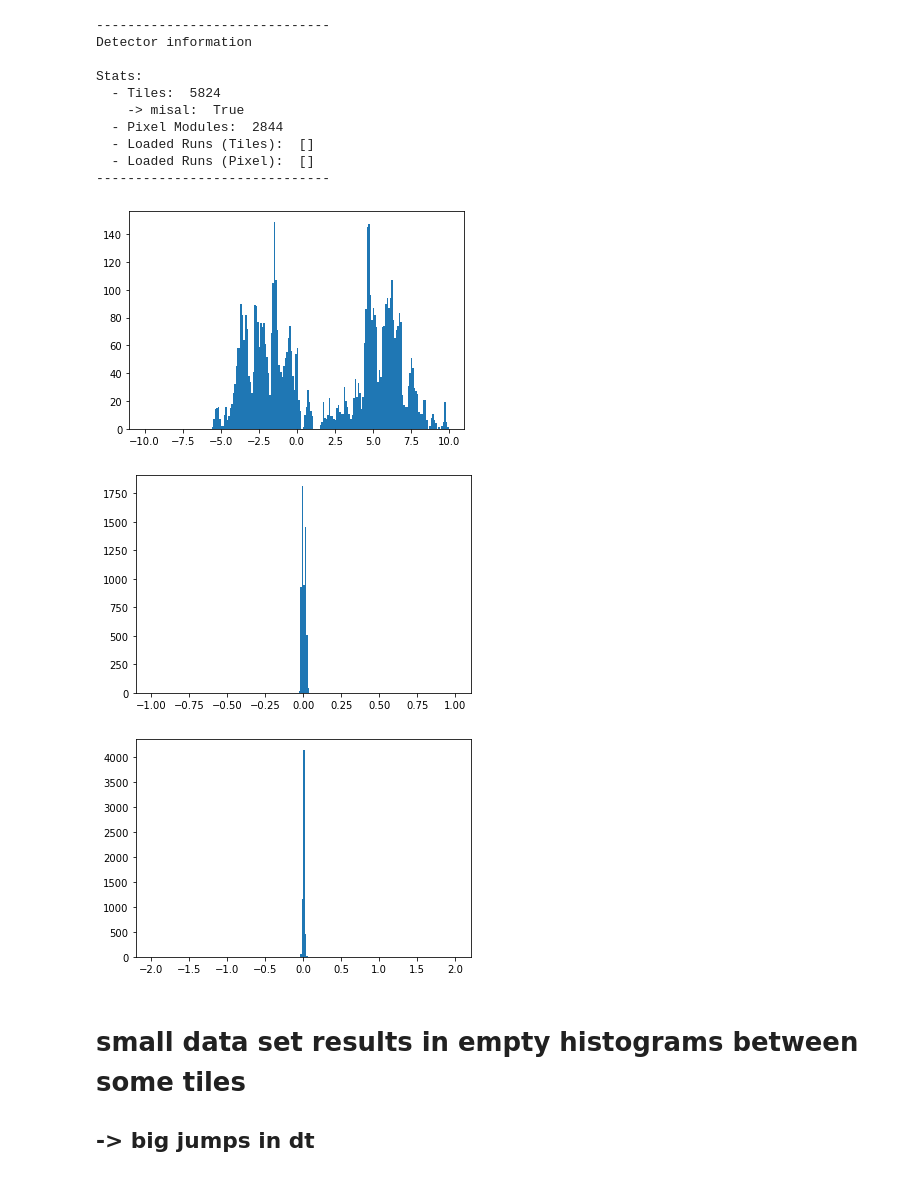
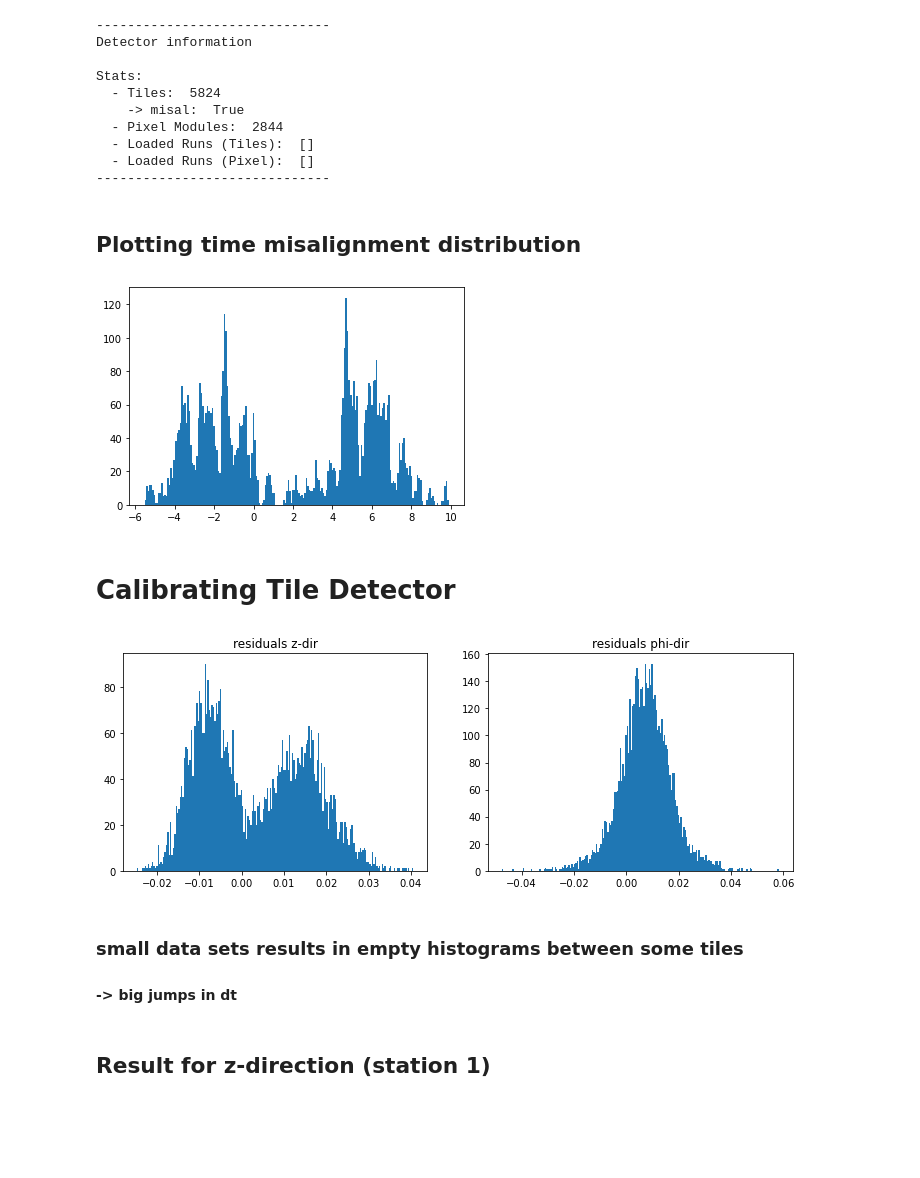
Before and after one commit to maximilianKoeper/melp, a Jupyter notebook: example_taft_v2.ipynb, the cells around one changed output. Drawn from its saved outputs; the diff is of its cells as text; code cells hidden in the pictures; blank space fills up the shorter version.

```diff
--- a/example_taft_v2.ipynb
+++ b/example_taft_v2.ipynb
@@ -26,4 +28,6 @@ Stats:
 #mu3e_detector.save("test_detector_file")
 # %%
 melp.taft.select(mu3e_detector)
+# %% [markdown]
+## Plotting time misalignment distribution
 # %%
@@ -34,27 +37,31 @@ for tile in mu3e_detector.TileDetector.tile:
 # %%
 dt = np.array(dt)
 # %%
-plt.hist(dt, bins=200, range=(-10,10))
+plt.hist(dt, bins=200)
 plt.show()
 # %% [output]
-[figure, old version]
+[figure, new version]
+# %% [markdown]
+# Calibrating Tile Detector
 # %%
 #%%capture
-resid_z, resid_phi, cal, cal_phi = melp.taft.calibrate("/run/media/maximilian/Volume/big_run_data/merged.root", station=1)
+resid_z, resid_phi, cal_z, cal_phi = melp.taft.calibrate("/run/media/maximilian/Volume/big_run_data/merged.root", station=1)
 #resid_z, resid_phi, cal, cal_phi = melp.taft.calibrate("run42_20000.root", station=1)
 # %%
 resid_z = np.array(resid_z)
 resid_phi = np.array(resid_phi)
 # %%
-plt.hist(resid_z, bins=200, range=(-1,1))
+fig, axs = plt.subplots(1, 2, figsize=(12, 4))
+
+axs[0].hist(resid_z, bins=200)
+axs[0].title.set_text("residuals z-dir")
+axs[1].hist(resid_phi, bins=200)
+axs[1].title.set_text("residuals phi-dir")
 plt.show()
 # %% [output]
-[figure, old version]
+[figure, new version]
-# %%
-plt.hist(resid_phi, bins=200, range=(-2,2))
-plt.show()
-# %% [output]
-[figure, removed]
 # %% [markdown]
-# small data set results in empty histograms between some tiles
-## -> big jumps in dt
+### small data sets results in empty histograms between some tiles
+#### -> big jumps in dt
+# %% [markdown]
+## Result for z-direction (station 1)
```
Also changed, not shown: parts of 12 cells of this notebook, 1 other file.
